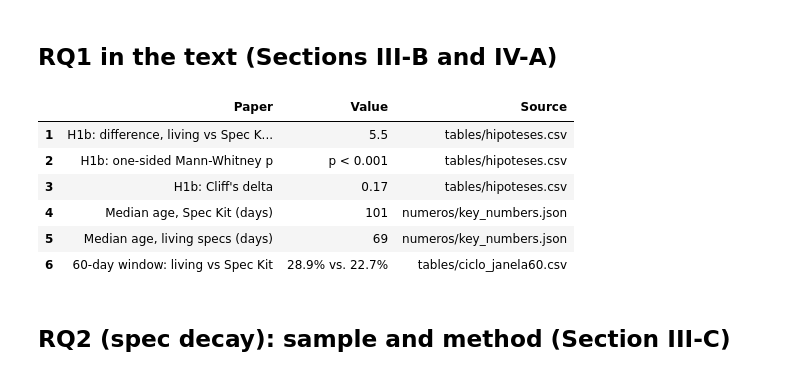
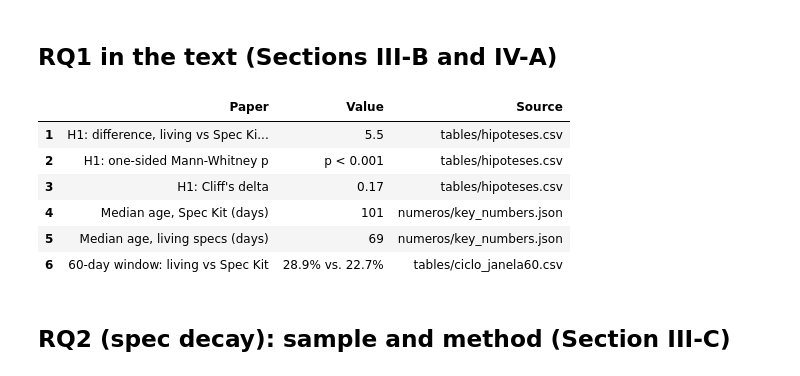
Before and after one commit to joaolaureano/spec-lifecycle-replication, a Jupyter notebook: numeros_do_paper.ipynb, the cells around one changed output. Drawn from its saved outputs; the diff is of its cells as text; code cells hidden in the pictures.

```diff
--- a/numeros_do_paper.ipynb
+++ b/numeros_do_paper.ipynb
@@ -78,22 +78,22 @@ show(rows)
 # %% [markdown]
 ## RQ1 in the text (Sections III-B and IV-A)
 # %%
-h1b = h[h.hipotese == "H1b"].iloc[0]
+h1b = h[h.hipotese == "H1"].iloc[0]
 idade = N_KEY["idade_mediana_dias"]
 show([
-    ("H1b: difference, living vs Spec Kit (pp)", pct(h1b.estimativa), "tables/hipoteses.csv", f"{pct(h1b.estimativa)} percentage points"),
-    ("H1b: one-sided Mann-Whitney p", "p < 0.001" if h1b.mw_p_unilateral < 0.001 else str(h1b.mw_p_unilateral), "tables/hipoteses.csv", "p < 0.001"),
-    ("H1b: Cliff's delta", dec(h1b.cliff_delta), "tables/hipoteses.csv", f"delta = {dec(h1b.cliff_delta)}"),
+    ("H1: difference, living vs Spec Kit (pp)", pct(h1b.estimativa), "tables/hipoteses.csv", f"{pct(h1b.estimativa)} percentage points"),
+    ("H1: one-sided Mann-Whitney p", "p < 0.001" if h1b.mw_p_unilateral < 0.001 else str(h1b.mw_p_unilateral), "tables/hipoteses.csv", "p < 0.001"),
+    ("H1: Cliff's delta", dec(h1b.cliff_delta), "tables/hipoteses.csv", f"delta = {dec(h1b.cliff_delta)}"),
     ("Median age, Spec Kit (days)", f"{idade['speckit']:.0f}", "numeros/key_numbers.json", f"median {idade['speckit']:.0f} days"),
     ("Median age, living specs (days)", f"{idade['openspec:living']:.0f}", "numeros/key_numbers.json", f"versus {idade['openspec:living']:.0f} for living"),
     ("60-day window: living vs Spec Kit", f"{pct(j.loc['openspec:living'].por_repo)}% vs. {pct(j.loc['speckit'].por_repo)}%",
      "tables/ciclo_janela60.csv", f"{pct(j.loc['openspec:living'].por_repo)}% vs. {pct(j.loc['speckit'].por_repo)}%"),
 ])
 # %% [output]
 |  | Paper | Value | Source |
-| 1 | H1b: difference, living vs Spec K... | 5.5 | tables/hipoteses.csv |
-| 2 | H1b: one-sided Mann-Whitney p | p < 0.001 | tables/hipoteses.csv |
-| 3 | H1b: Cliff's delta | 0.17 | tables/hipoteses.csv |
+| 1 | H1: difference, living vs Spec Ki... | 5.5 | tables/hipoteses.csv |
+| 2 | H1: one-sided Mann-Whitney p | p < 0.001 | tables/hipoteses.csv |
+| 3 | H1: Cliff's delta | 0.17 | tables/hipoteses.csv |
 | 4 | Median age, Spec Kit (days) | 101 | numeros/key_numbers.json |
 | 5 | Median age, living specs (days) | 69 | numeros/key_numbers.json |
 | 6 | 60-day window: living vs Spec Kit | 28.9% vs. 22.7% | tables/ciclo_janela60.csv |
```
Also changed, not shown: parts of 2 cells of this notebook, 9 other files.
